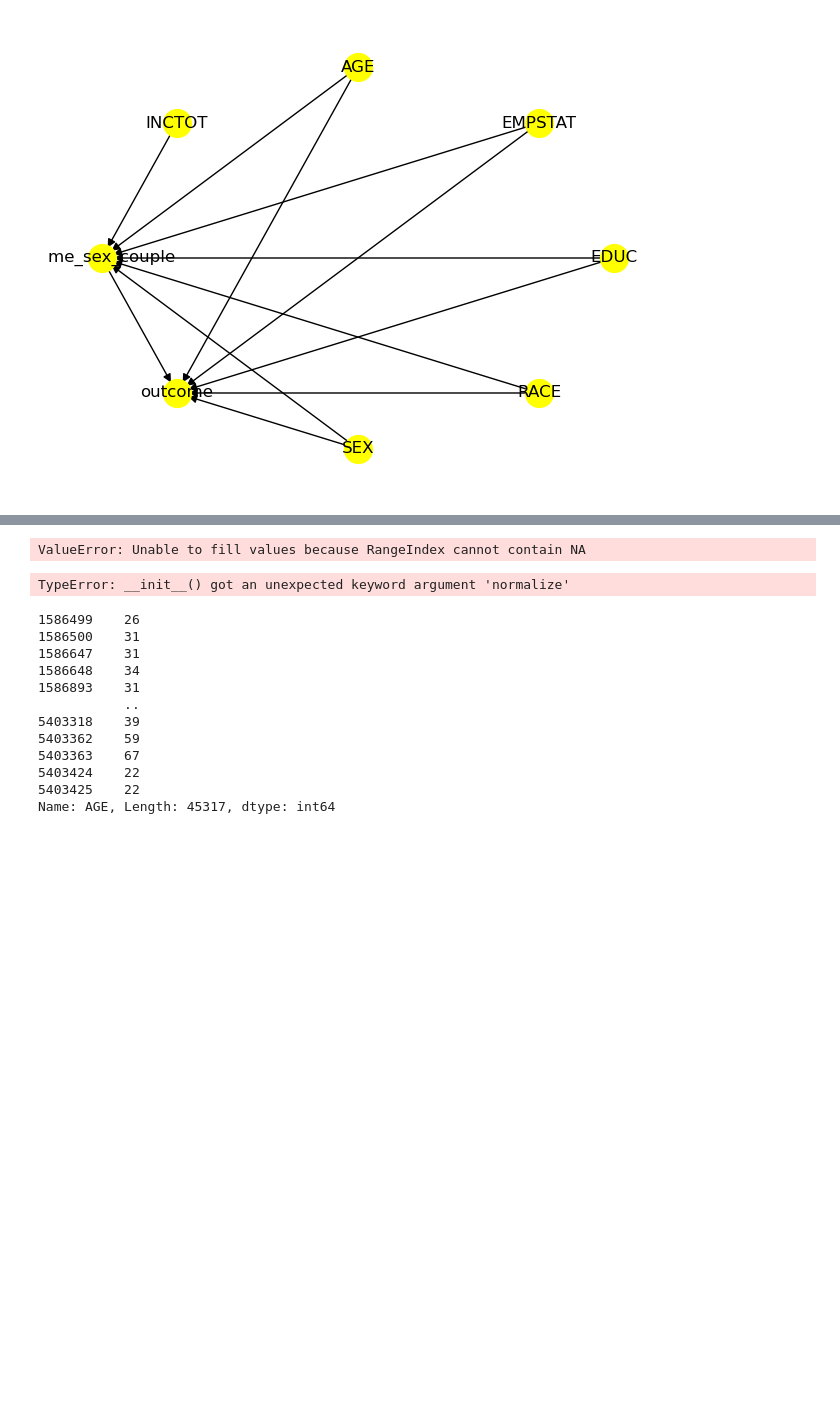
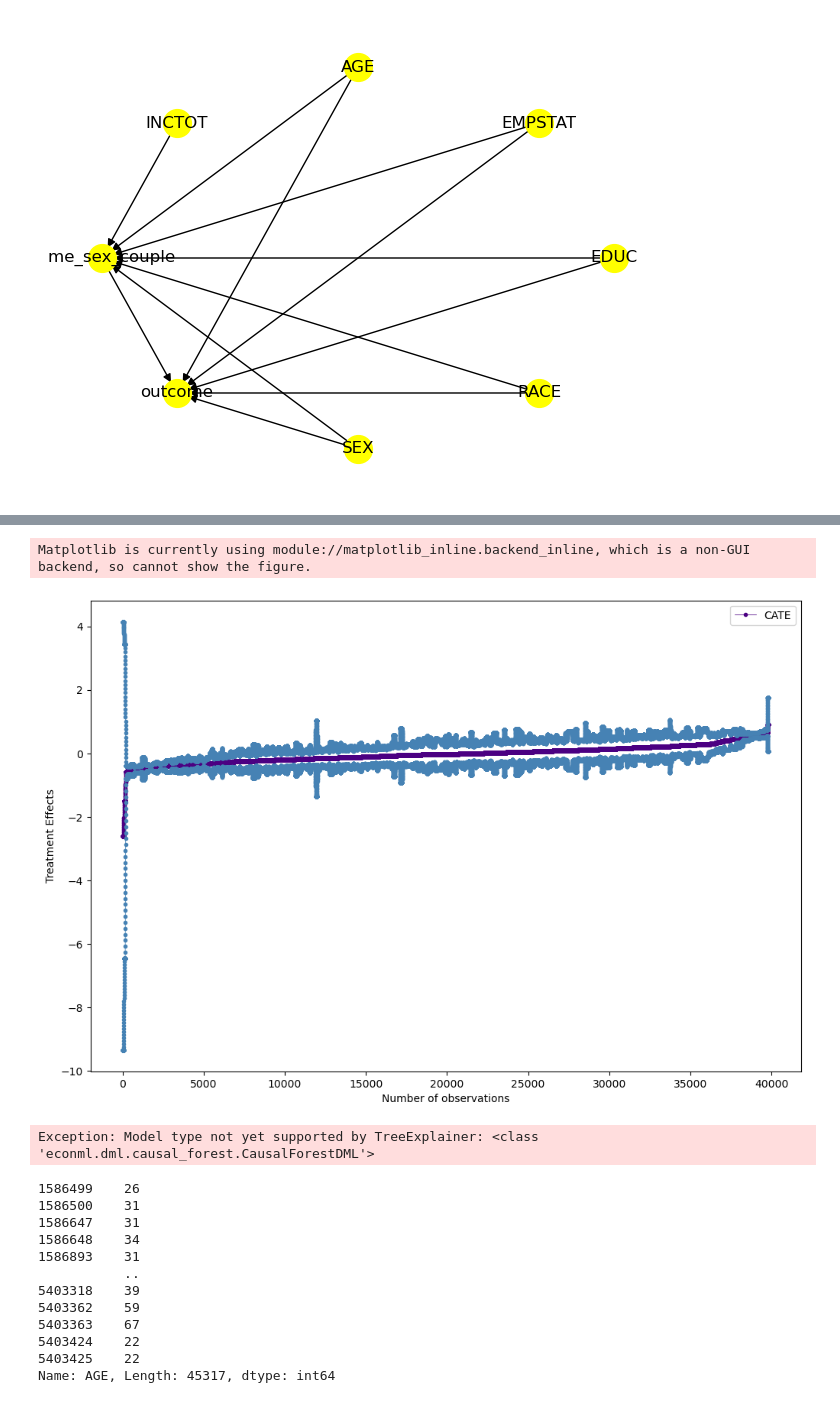
Before and after one commit to Krish26-2000/Generalised_Random_Forest_Methods, a Jupyter notebook: src/generalised_random_forest_methods/data_management/causal_IV2.ipynb, the cells around one changed output, grey strips where cells are left out. Saved outputs shown, nothing was run; the diff lists cells and outputs as text; code cells hidden in the pictures; blank space fills up the shorter version.

```diff
--- a/src/generalised_random_forest_methods/data_management/causal_IV2.ipynb
+++ b/src/generalised_random_forest_methods/data_management/causal_IV2.ipynb
@@ -112,0 +114,3 @@ data.head()
+# %%
+data.loc[data.ELDCH == '99', 'ELDCH'] = 0
+data.ELDCH
@@ -209,29 +226,36 @@ lb_df = pd.DataFrame(lb, columns=['lb'])
 ub_df = pd.DataFrame(ub, columns=['ub'])
 
 # merge dataframes and sort
-df = te_df.merge(lb_df, left_on=te_df.index, right_on=lb_df.index, how='left')
-df.drop(columns=['key_0'], inplace=True)
-df = df.merge(ub_df, left_on=df.index, right_on=ub_df.index, how='left')
-df.drop(columns=['key_0'], inplace=True)
+df = te_df.merge(lb_df, left_index=True, right_index=True, how='left')
+df = df.merge(ub_df, left_index=True, right_index=True, how='left')
 df.sort_values('cate', inplace=True, ascending=True)
 df.reset_index(inplace=True, drop=True)
-
 # calculate rolling mean
 z = df.rolling(window=30, center=True).mean()
-# %% [output]
-ValueError: Unable to fill values because RangeIndex cannot contain NA
-# %%
-import shap
-# fit causal forest with default parameters
-causal_forest = CausalForestDML()
-causal_forest.fit(Y_array, T_array, X=X_array, W=W_array)
-
-# calculate shap values of causal forest model
-shap_values = causal_forest.shap_values(X)
-# plot shap values
-shap.summary_plot(shap_values['Y0']['T0'])
-# %% [output]
-TypeError: __init__() got an unexpected keyword argument 'normalize'
+# %%
+fig, ax = plt.subplots(figsize =(12, 8))
+# plotlines for treatment effects and confidence intervals
+ax.plot(z['cate'],
+        marker='.', linestyle='-', linewidth=0.5, label='CATE', color='indigo')
+ax.plot(z['lb'],
+        marker='.', linestyle='-', linewidth=0.5, color='steelblue')
+ax.plot(z['ub'],
+        marker='.', linestyle='-', linewidth=0.5, color='steelblue')
+# axes and create legend
+ax.set_ylabel('Treatment Effects')
+ax.set_xlabel('Number of observations')
+ax.legend()
+fig.show()
+# %% [output]
+Matplotlib is currently using module://matplotlib_inline.backend_inline, which is a non-GUI backend, so cannot show the figure.
+[figure, added]
+# %%
+import shap
+explainer = shap.explainers.Tree(causal_forest, shap.maskers.Independent(X, max_samples=200))
+shap_values = explainer(X[:250])
+shap.plots.beeswarm(shap_values)
+# %% [output]
+Exception: Model type not yet supported by TreeExplainer: <class 'econml.dml.causal_forest.CausalForestDML'>
 # %%
 X = features
 Y = outcome
```
Also changed, not shown: parts of 17 cells of this notebook, 4 other files.
